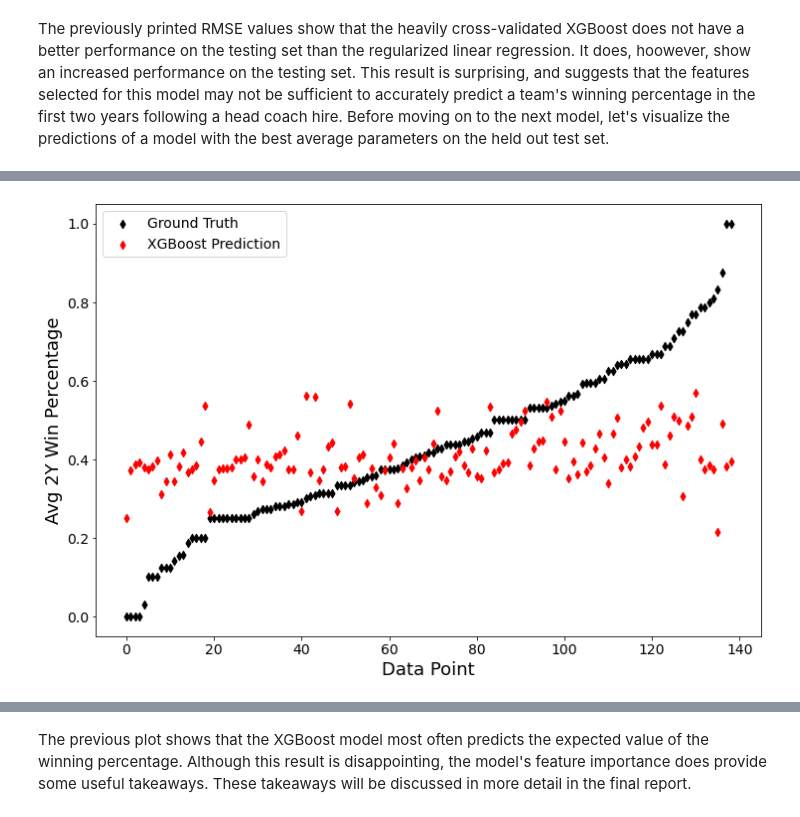
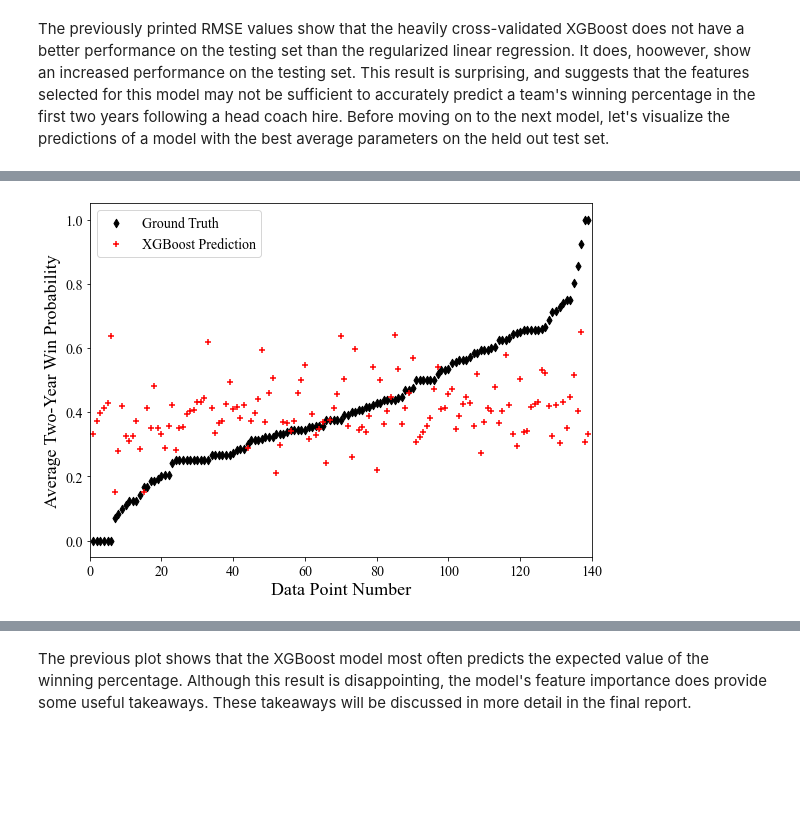
Before and after one commit to jwilliamson7/CoachingProject, a Jupyter notebook: Williamson-Jon-CSCE421-Project-WinningPercentModels.ipynb, the cells around one changed output, grey strips where cells are left out. Cells and saved outputs as stored; diff of their text form; code cells hidden in the pictures; blank space fills up the shorter version.

```diff
--- a/Williamson-Jon-CSCE421-Project-WinningPercentModels.ipynb
+++ b/Williamson-Jon-CSCE421-Project-WinningPercentModels.ipynb
@@ -173,10 +174,11 @@ plt.rc('legend', fontsize=14)
 # %%
+rcParams['figure.figsize'] = 9, 6.5
 raw_win_pct = df['Avg 2Y Win Pct'].values.T
 raw_win_pct_mean = np.mean(raw_win_pct)
 plt.hist(raw_win_pct, bins=15, color='c', edgecolor='k')
 plt.axvline(raw_win_pct_mean, color='k', linestyle='dashed', linewidth=2, label='Average: {:.3f}'.format(raw_win_pct_mean))
 plt.xlim(0,1)
-plt.xlabel('Average 2Y Win Percentage')
+plt.xlabel('Average Two-Year Win Probability')
 plt.ylabel('Frequency')
 plt.legend()
 plt.show()
@@ -303,12 +325,13 @@ Average Test MSE: 0.042
 # %%
+#rcParams['figure.figsize'] = 12, 8
 coef_list = [np.abs(l) for l in zip(*result_dict['coef_'])]
 coef_list.insert(0, np.abs(result_dict['intercept_']))
-label_list = list(X.columns.values)
-label_list.insert(0, 'Intercept')
+label_list = [item.split()[-1] for item in X.columns.values]
 label_list.append("")
-plt.boxplot(coef_list)
-plt.xlim(0, len(coef_list) + 1)
-plt.xticks(np.arange(0, len(label_list)), labels=label_list, rotation='45', )
+plt.boxplot(coef_list[1:])
+plt.xlim(0, len(coef_list))
+plt.xticks(np.arange(1, len(label_list) + 1), labels=label_list)
+plt.xlabel('Feature Number')
 plt.ylabel('Feature Weight')
 plt.show()
 # %% [output]
@@ -386,11 +409,13 @@ for i in [1]:
     model = Lasso(alpha=np.mean(result_dict['alpha_'])).fit(X_train__, y_train)
     plot_pred = model.predict(X_test__)
 # %%
+rcParams['figure.figsize'] = 9, 6.5
 sorted_y_test, sorted_plot_pred = [list(tuple) for tuple in zip(*sorted(zip(y_test, plot_pred)))]
-plt.scatter(np.arange(0, len(sorted_y_test)), sorted_y_test, marker='d', color='k', label='Ground Truth')
-plt.scatter(np.arange(0, len(sorted_plot_pred)), sorted_plot_pred, marker='d', color='r', label='Linear Model Prediction')
-plt.xlabel('Data Point')
-plt.ylabel('Avg 2Y Win Percentage')
+plt.scatter(np.arange(1, len(sorted_y_test) + 1), sorted_y_test, marker='d', color='k', label='Ground Truth')
+plt.scatter(np.arange(1, len(sorted_plot_pred) + 1), sorted_plot_pred, marker='+', color='r', label='Linear Model Prediction')
+plt.xlim(0, len(sorted_plot_pred) + 1)
+plt.xlabel('Data Point Number')
+plt.ylabel('Average Two-Year Win Probability')
 plt.legend()
 plt.show()
 # %% [output]
@@ -498,6 +525,6 @@ plt.show()
 # %%
-feature_avg_weight_dict = dict(zip(xgbr_label_list[0:-1], [np.mean(l) for l in zip(xgbr_coef_list)]))
-feature_std_weight_dict = dict(zip(xgbr_label_list[0:-1], [np.std(l) for l in zip(xgbr_coef_list)]))
+feature_avg_weight_dict = dict(zip(label_list[0:-1], [np.mean(l) for l in zip(xgbr_coef_list)]))
+feature_std_weight_dict = dict(zip(label_list[0:-1], [np.std(l) for l in zip(xgbr_coef_list)]))
 feature_avg_weight_dict = dict(sorted(feature_avg_weight_dict.items(), key=lambda x: x[1], reverse=True))
 count = 1
 for key, value in feature_avg_weight_dict.items():
@@ -546,13 +573,14 @@ for i in [1]:
 # %%
 sorted_y_test, sorted_plot_pred = [list(tuple) for tuple in zip(*sorted(zip(y_test, plot_pred)))]
-plt.scatter(np.arange(0, len(sorted_y_test)), sorted_y_test, marker='d', color='k', label='Ground Truth')
-plt.scatter(np.arange(0, len(sorted_plot_pred)), sorted_plot_pred, marker='d', color='r', label='XGBoost Prediction')
-plt.xlabel('Data Point')
-plt.ylabel('Avg 2Y Win Percentage')
+plt.scatter(np.arange(1, len(sorted_y_test) + 1), sorted_y_test, marker='d', color='k', label='Ground Truth')
+plt.scatter(np.arange(1, len(sorted_plot_pred) + 1), sorted_plot_pred, marker='+', color='r', label='XGBoost Prediction')
+plt.xlim(0, len(sorted_plot_pred) + 1)
+plt.xlabel('Data Point Number')
+plt.ylabel('Average Two-Year Win Probability')
 plt.legend()
 plt.show()
 # %% [output]
-[figure, old version]
+[figure, new version]
 # %%
 print('Average RMSE: {:.3f}'.format(np.sqrt(mean_squared_error(sorted_y_test, sorted_plot_pred))))
 # %% [output]
```
Also changed, not shown: parts of 33 cells of this notebook, 1 other file.
